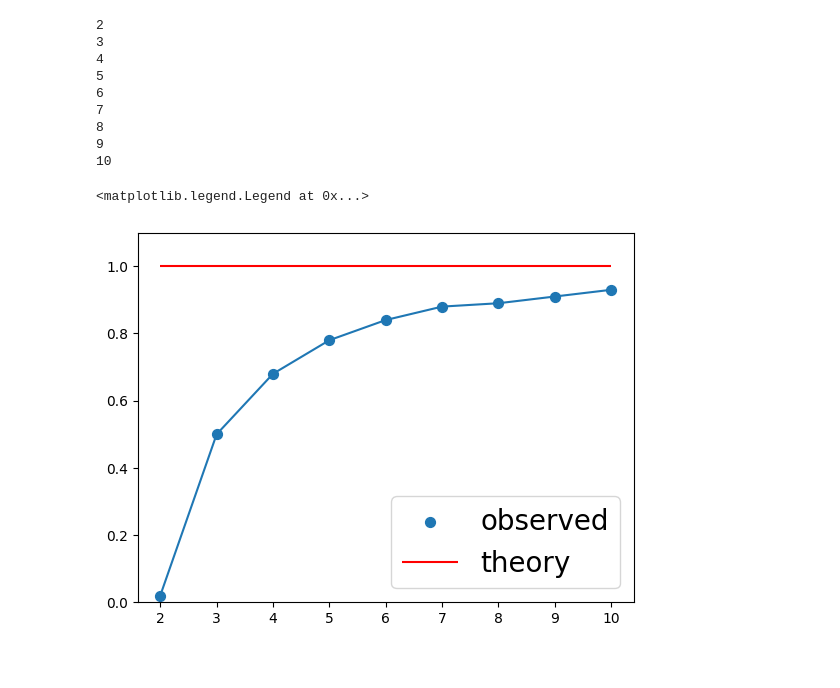
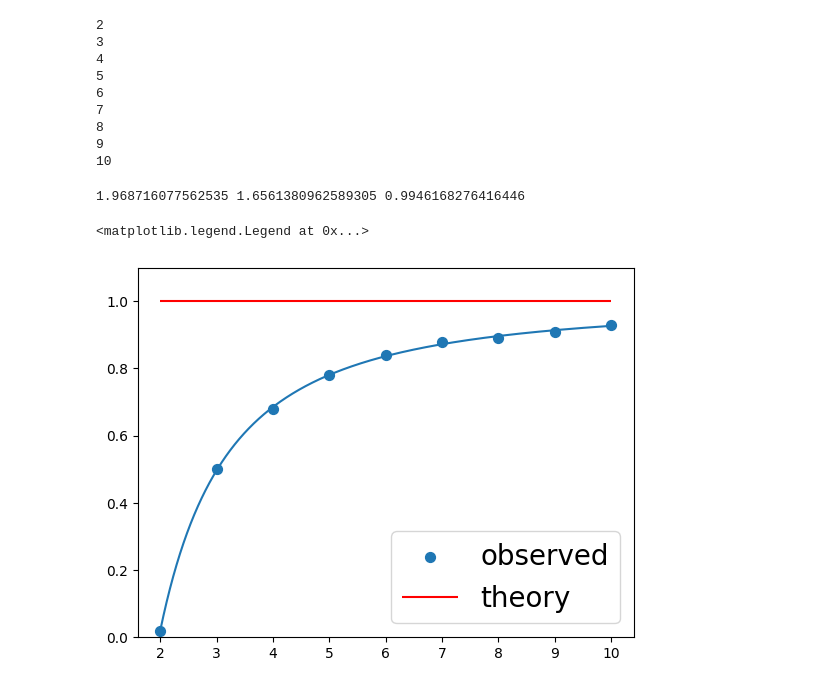
Before and after one commit to Zhelun-Li/AdiabaticEvolution, a Jupyter notebook: Ising.ipynb, the cells around one changed output. Saved outputs shown, nothing was run; the diff lists cells and outputs as text; code cells hidden in the pictures.

Commit message:
Curve fitting

```diff
--- a/Ising.ipynb
+++ b/Ising.ipynb
@@ -78,7 +78,7 @@ plt.vlines(boundary,-3,0,color='r')
 [figure]
 # %%
 boundary_list = []
-n_q_list = range(2,11,1)
+n_q_list = np.arange(2,11,1)
 for n_q in n_q_list:
     print(n_q)
     E_list=[]
@@ -107,12 +107,27 @@ boundary_list  = np.array(boundary_list )
 8
 9
 10
+# %%
+from scipy.optimize import curve_fit
+def func(x, a,b,c):
+
+    return c-(a/x)**(b)
+
+popt, pcov = curve_fit(func, n_q_list,boundary_list)
+a,b,c = popt
+print(a,b,c)
+# %% [output]
+1.968716077562535 1.6561380962589305 0.9946168276416446
 # %%
-plt.plot(n_q_list, boundary_list)
+#plt.plot(n_q_list, boundary_list)
 plt.scatter(n_q_list, boundary_list,label='observed',s=50)
+
+xxx = np.arange(2,10,0.001)
+
+plt.plot(xxx,func(xxx, a,b,c))
 plt.ylim(0,1.1)
 plt.hlines(1,2,10,color='r',label='theory')
 plt.legend(loc=4,fontsize=20)
 # %% [output]
 <matplotlib.legend.Legend at 0x...>
-[figure, old version]
+[figure, new version]
```
